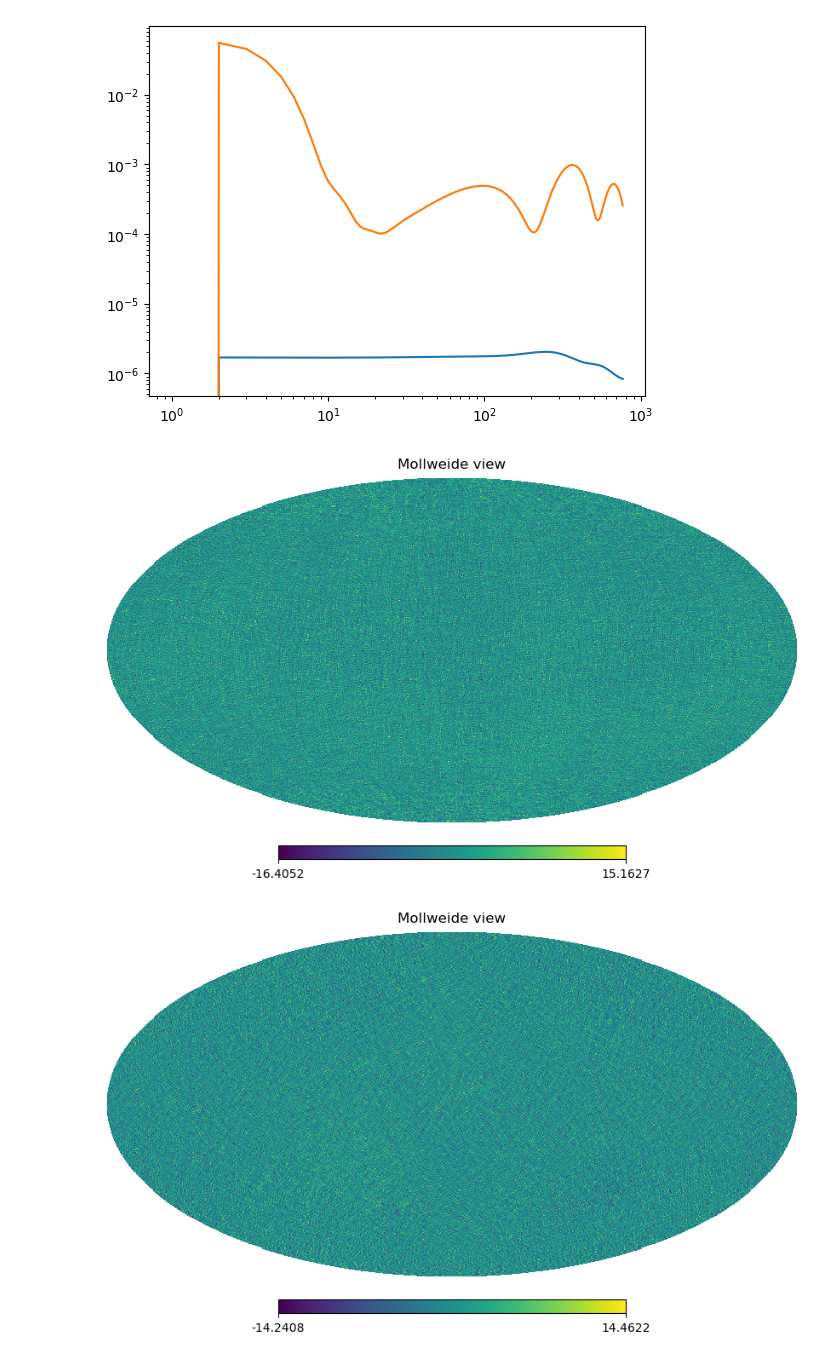
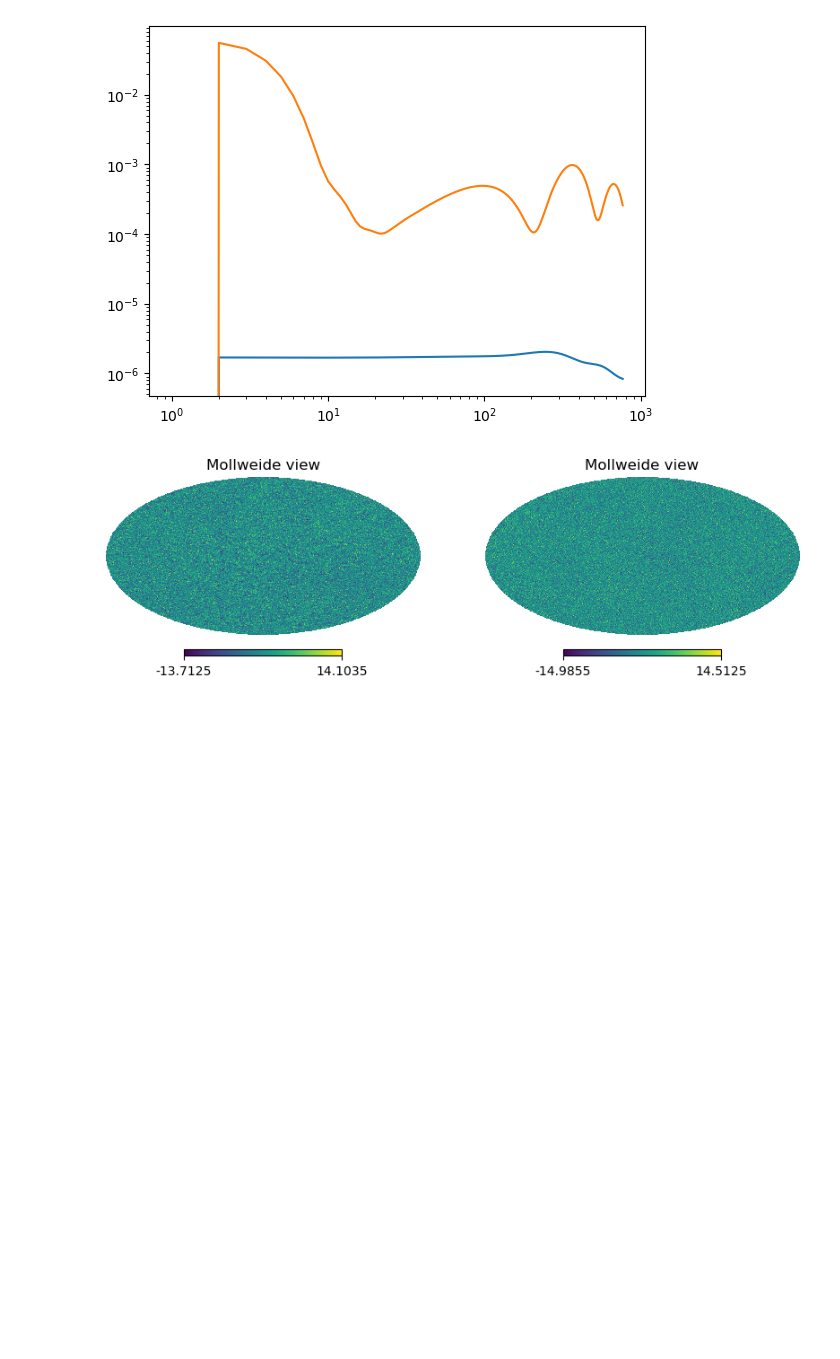
Before and after one commit to simonsobs/Curlicast, a Jupyter notebook: covariance_validation/Simulator.ipynb, the cells around one changed output. Drawn from its saved outputs; the diff is of its cells as text; code cells hidden in the pictures; blank space fills up the shorter version.

```diff
--- a/covariance_validation/Simulator.ipynb
+++ b/covariance_validation/Simulator.ipynb
@@ -29,15 +31,15 @@ plt.loglog()
 []
 [figure]
 # %%
-def get_sim():
+def get_cmb_sim():
     elm = hp.synalm(clee)
     blm = hp.synalm(clbb)
     q, u = hp.alm2map_spin([elm, blm], nside=nside, spin=2, lmax=lmax, mmax=lmax)
     return q, u
 
-qq, uu = get_sim()
-hp.mollview(qq)
-hp.mollview(uu)
+qq, uu = get_cmb_sim()
+fig, axes = plt.subplots(1, 2, figsize=(10, 4))
+plt.axes(axes[0]); hp.mollview(qq, hold=True)
+plt.axes(axes[1]); hp.mollview(uu, hold=True)
 # %% [output]
-[figure, old version]
+[figure, new version]
-[figure, removed]
```
Also changed, not shown: parts of 10 cells of this notebook, 5 other files.
